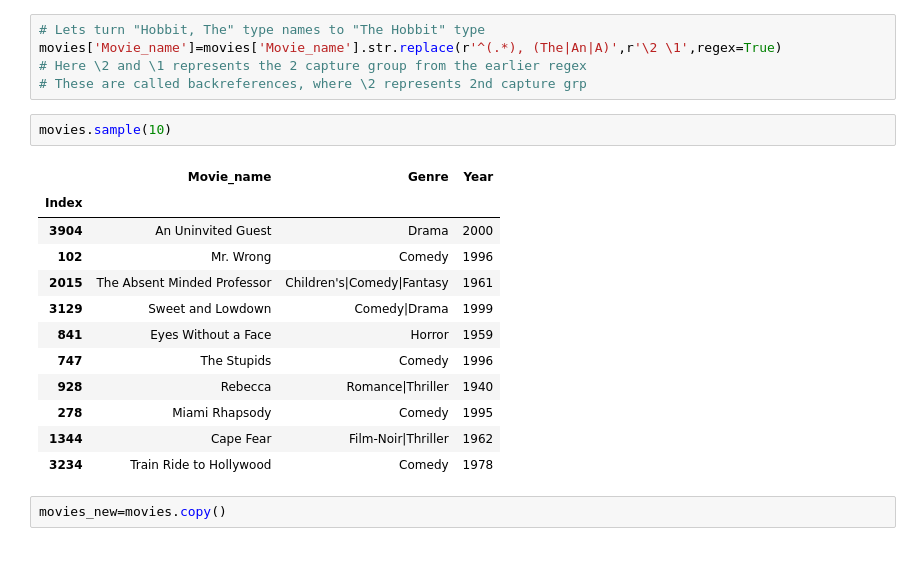
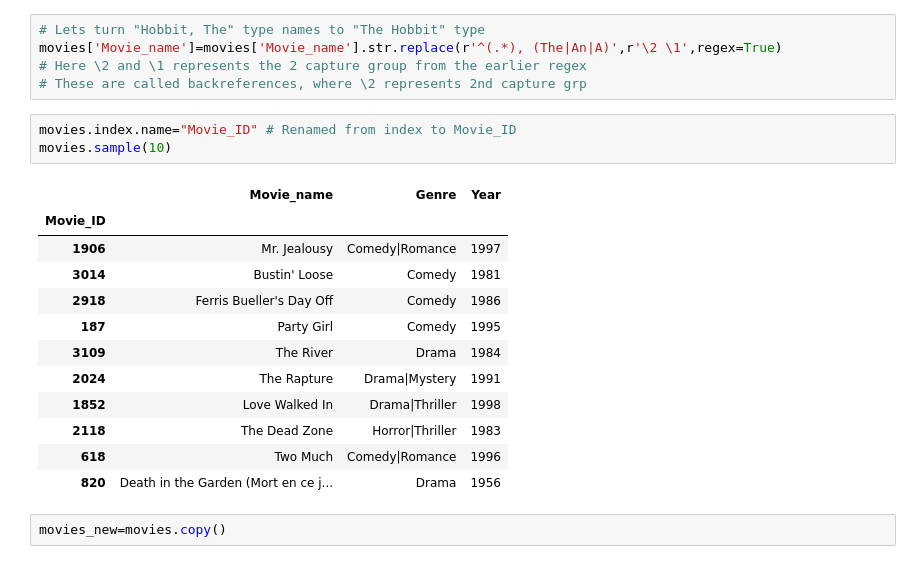
Before and after one commit to Shreshtha-Kumar/Movieset-Data_Wrangling, a Jupyter notebook: data_expl.ipynb, the cells around one changed output. Drawn from its saved outputs; the diff is of its cells as text.

```diff
--- a/data_expl.ipynb
+++ b/data_expl.ipynb
@@ -67,20 +67,21 @@ movies['Movie_name']=movies['Movie_name'].str.replace(r'^(.*), (The|An|A)',r'\2
 # Here \2 and \1 represents the 2 capture group from the earlier regex
 # These are called backreferences, where \2 represents 2nd capture grp
 # %%
+movies.index.name="Movie_ID" # Renamed from index to Movie_ID
 movies.sample(10)
 # %% [output]
 |  | Movie_name | Genre | Year |
-| Index |  |  |  |
-| 3904 | An Uninvited Guest | Drama | 2000 |
-| 102 | Mr. Wrong | Comedy | 1996 |
-| 2015 | The Absent Minded Professor | Children's|Comedy|Fantasy | 1961 |
-| 3129 | Sweet and Lowdown | Comedy|Drama | 1999 |
-| 841 | Eyes Without a Face | Horror | 1959 |
-| 747 | The Stupids | Comedy | 1996 |
-| 928 | Rebecca | Romance|Thriller | 1940 |
-| 278 | Miami Rhapsody | Comedy | 1995 |
-| 1344 | Cape Fear | Film-Noir|Thriller | 1962 |
-| 3234 | Train Ride to Hollywood | Comedy | 1978 |
+| Movie_ID |  |  |  |
+| 1906 | Mr. Jealousy | Comedy|Romance | 1997 |
+| 3014 | Bustin' Loose | Comedy | 1981 |
+| 2918 | Ferris Bueller's Day Off | Comedy | 1986 |
+| 187 | Party Girl | Comedy | 1995 |
+| 3109 | The River | Drama | 1984 |
+| 2024 | The Rapture | Drama|Mystery | 1991 |
+| 1852 | Love Walked In | Drama|Thriller | 1998 |
+| 2118 | The Dead Zone | Horror|Thriller | 1983 |
+| 618 | Two Much | Comedy|Romance | 1996 |
+| 820 | Death in the Garden (Mort en ce j... | Drama | 1956 |
 # %%
 movies_new=movies.copy()
 # %%
```
Also changed, not shown: parts of 9 cells of this notebook.
